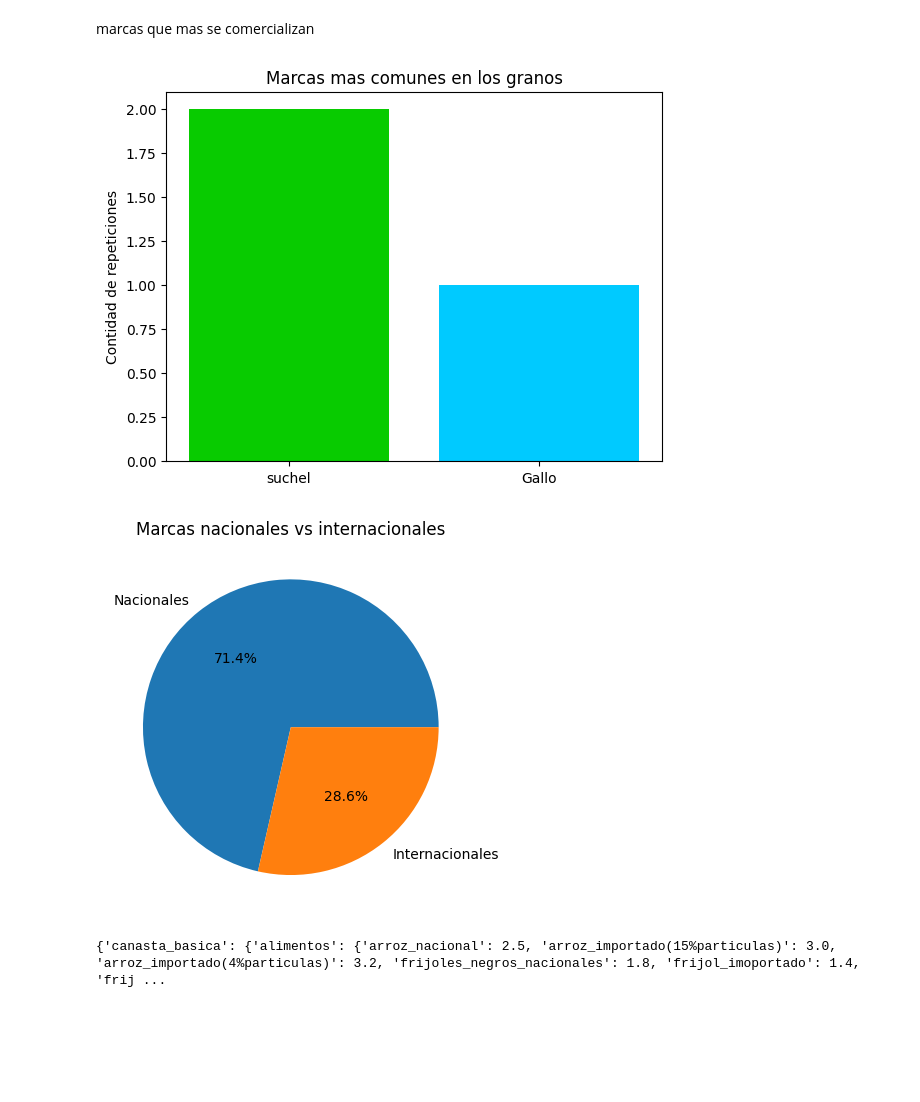
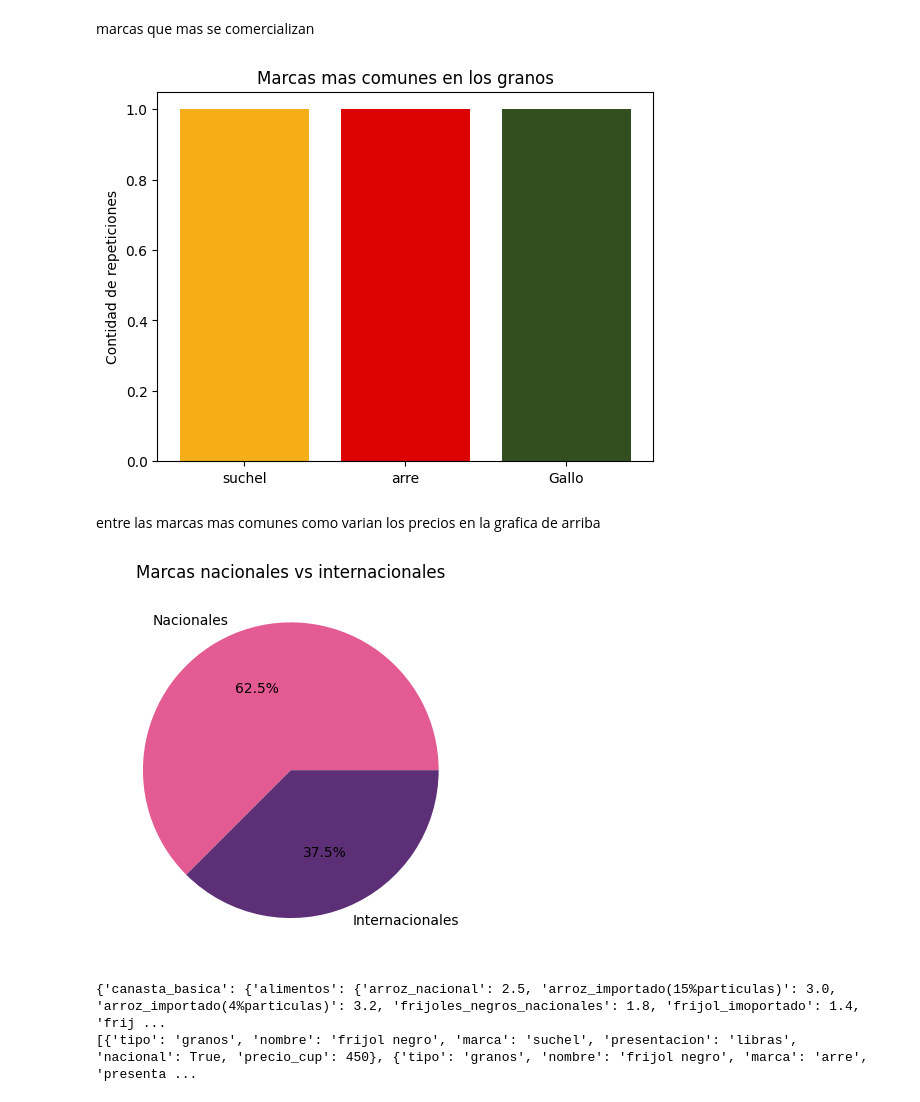
Before and after one commit to Aleinad-06/MYPIMES, a Jupyter notebook: main/main.ipynb, the cells around one changed output. Cells and saved outputs as stored; diff of their text form; code cells hidden in the pictures; blank space fills up the shorter version.

Commit message:
graphss

```diff
--- a/main/main.ipynb
+++ b/main/main.ipynb
@@ -90,44 +90,29 @@ contador_marcas = Counter(marcas_granos)
 lista_valores = list(contador_marcas.values())
 lista_valores
 
-fig = plt.bar(list(contador_marcas.keys()), height= lista_valores, color= ["#08CB00", "#00CAFF"])
+fig = plt.bar(list(contador_marcas.keys()), height= lista_valores, color= ["#F5AD18", "#DD0303", "#344F1F"])
 
 plt.title("Marcas mas comunes en los granos")
 
 plt.ylabel("Contidad de repeticiones")
 plt.show()
 # %% [output]
-[figure, old version]
+[figure, new version]
+# %% [markdown]
+entre las marcas mas comunes como varian los precios
+en la grafica de arriba
 # %%
-import matplotlib.pyplot as plt
-from collections import Counter
+from modules.graphs import porcentaje
 
-marcas_nac = []
-marcas_int = []
-
-for marcas in productos:
-    if marcas.get("nacional") == True:
-        marcas_nac.append(marcas.get("marca"))
-    else:
-        marcas_int.append(marcas.get("marca"))
-
-contador_nac = len(marcas_nac)
-contador_int = len(marcas_int)
-
-valores = [contador_nac, contador_int]
-labels = ["Nacionales", "Internacionales"]
-
-fig, ax = plt.subplots()
-ax.pie(valores, labels=labels, autopct='%1.1f%%')
-ax.set_title("Marcas nacionales vs internacionales")
-
-plt.show()
+porcentaje(productos)
 # %% [output]
-[figure, old version]
+[figure, new version]
 # %%
 salario_minimo = 2100
 salario_medio = 6506.5
 
 print(canasta_basica)
+print(productos)
 # %% [output]
 {'canasta_basica': {'alimentos': {'arroz_nacional': 2.5, 'arroz_importado(15%particulas)': 3.0, 'arroz_importado(4%particulas)': 3.2, 'frijoles_negros_nacionales': 1.8, 'frijol_imoportado': 1.4, 'frij ...
+[{'tipo': 'granos', 'nombre': 'frijol negro', 'marca': 'suchel', 'presentacion': 'libras', 'nacional': True, 'precio_cup': 450}, {'tipo': 'granos', 'nombre': 'frijol negro', 'marca': 'arre', 'presenta ...
```
Also changed, not shown: parts of 3 cells of this notebook, 4 other files.
